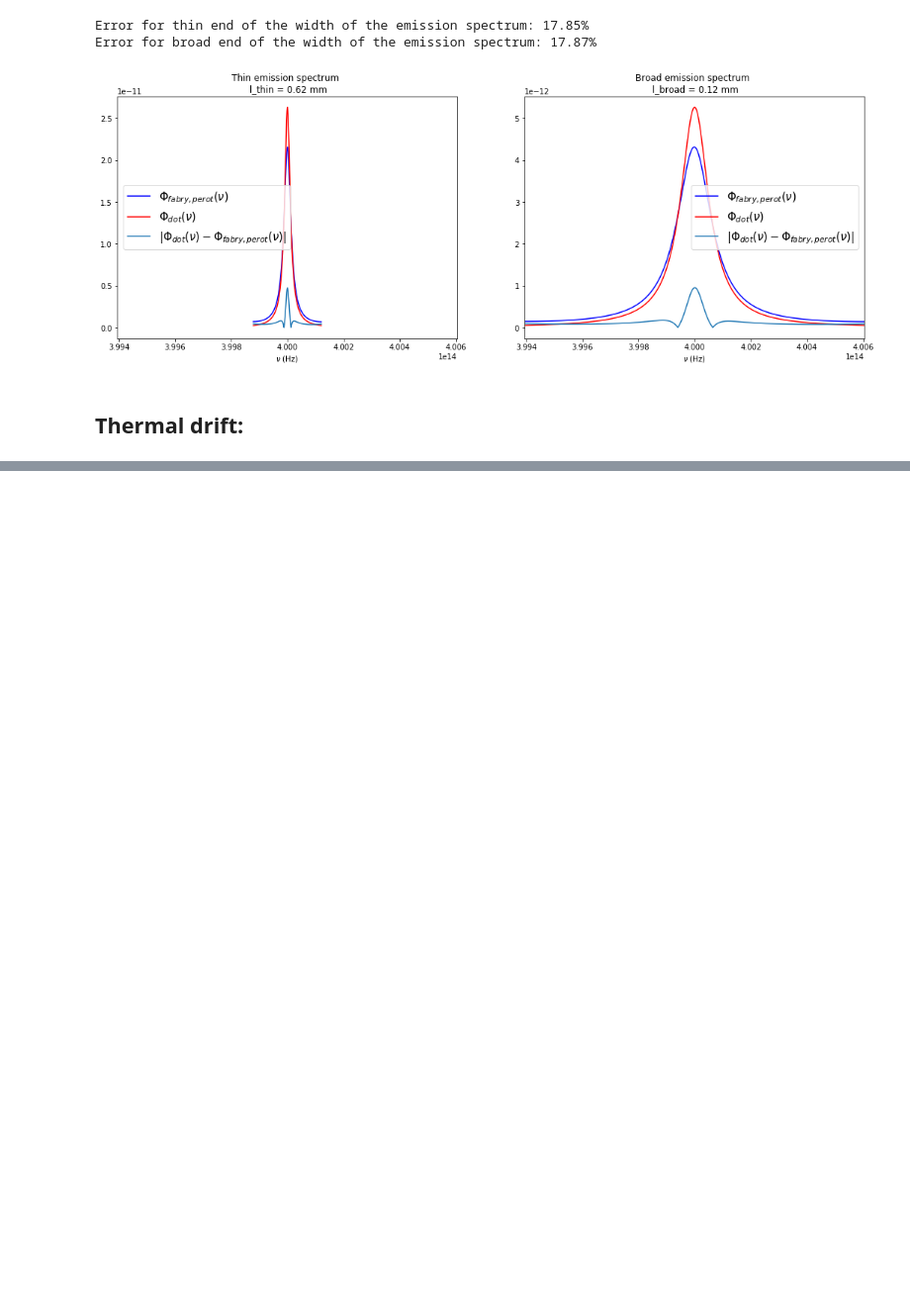
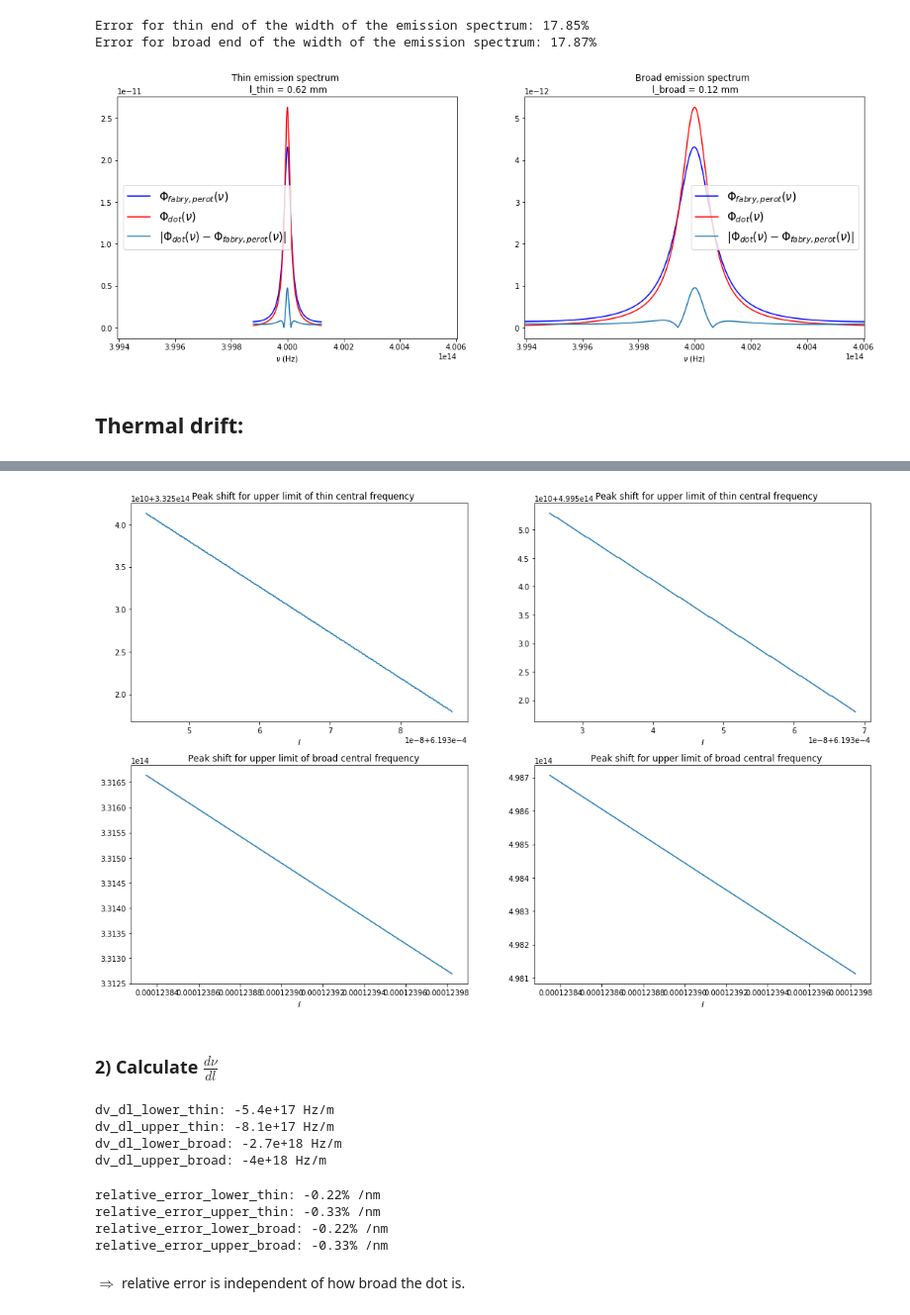
Before and after one commit to JKU-HFP/Sizing_Fabry_Perot_Interferometer, a Jupyter notebook: Sizing_Fabry_Perot_Interferometer.ipynb, the cells around one changed output, grey strips where cells are left out. Shown: that part at 99% size. Drawn from its saved outputs; the diff is of its cells as text; code cells hidden in the pictures; blank space fills up the shorter version.

Commit message:
Finished calculating error

```diff
--- a/Sizing_Fabry_Perot_Interferometer.ipynb
+++ b/Sizing_Fabry_Perot_Interferometer.ipynb
@@ -267,0 +268,5 @@ plt.show()
+# %%
+v_dot_center_lower = 3.33 * 10**14 # in Hz
+v_dot_center_upper = 5.00 * 10**14 # in Hz
+# %%
+number_of_points = 8000
@@ -267,0 +285,38 @@ plt.show()
+# %%
+l_range_lower_thin = np.linspace(0.9999, 0.99997, 300) * l_thin
+l_range_upper_thin = np.linspace(0.99987, 0.99994, 300) * l_thin
+
+l_range_lower_broad = np.linspace(0.9988, 0.99999, 300) * l_broad
+l_range_upper_broad = np.linspace(0.9988, 0.99999, 300) * l_broad
+# %%
+peak_position_lower_thin = np.array([signal.find_peaks(A_prime_trans(V_lower_thin, R_1, R_2, l))[0][0] for l in l_range_lower_thin])
+peak_position_upper_thin = np.array([signal.find_peaks(A_prime_trans(V_upper_thin, R_1, R_2, l))[0][0] for l in l_range_upper_thin])
+
+peak_position_lower_broad = np.array([signal.find_peaks(A_prime_trans(V_lower_broad, R_1, R_2, l))[0][0] for l in l_range_lower_broad])
+peak_position_upper_broad = np.array([signal.find_peaks(A_prime_trans(V_upper_broad, R_1, R_2, l))[0][0] for l in l_range_upper_broad])
+# %%
+plt.figure(figsize=(18, 12))
+plt.subplot(2, 2, 1)
+plt.plot(l_range_lower_thin, V_lower_thin[peak_position_lower_thin])
+plt.xlabel(r"$l$")
+plt.title("   Peak shift for upper limit of thin central frequency")
+
+plt.subplot(2, 2, 2)
+plt.plot(l_range_upper_thin, V_upper_thin[peak_position_upper_thin])
+plt.xlabel(r"$l$")
+plt.title("   Peak shift for upper limit of thin central frequency")
+
+plt.subplot(2, 2, 3)
+plt.plot(l_range_lower_broad, V_lower_broad[peak_position_lower_broad])
+plt.xlabel(r"$l$")
+plt.title("   Peak shift for upper limit of broad central frequency")
+
+plt.subplot(2, 2, 4)
+plt.plot(l_range_upper_broad, V_upper_broad[peak_position_upper_broad])
+plt.xlabel(r"$l$")
+plt.title("   Peak shift for upper limit of broad central frequency")
+plt.show()
+# %% [output]
+[figure, added]
+# %% [markdown]
+### 2) Calculate $\frac{d\nu}{dl}$
@@ -267,0 +329,22 @@ plt.show()
+# %%
+print(f"dv_dl_lower_thin: {dv_dl_lower_thin:.02} Hz/m")
+print(f"dv_dl_upper_thin: {dv_dl_upper_thin:.02} Hz/m")
+print(f"dv_dl_lower_broad: {dv_dl_lower_broad:.02} Hz/m")
+print(f"dv_dl_upper_broad: {dv_dl_upper_broad:.02} Hz/m")
+# %% [output]
+dv_dl_lower_thin: -5.4e+17 Hz/m
+dv_dl_upper_thin: -8.1e+17 Hz/m
+dv_dl_lower_broad: -2.7e+18 Hz/m
+dv_dl_upper_broad: -4e+18 Hz/m
+# %%
+print(f"relative_error_lower_thin: {dv_dl_lower_thin / delta_v_FSR_thin * 10**(-9):.02%} /nm")
+print(f"relative_error_upper_thin: {dv_dl_upper_thin / delta_v_FSR_thin * 10**(-9):.02%} /nm")
+print(f"relative_error_lower_broad: {dv_dl_lower_broad / delta_v_FSR_broad * 10**(-9):.02%} /nm")
+print(f"relative_error_upper_broad: {dv_dl_upper_broad / delta_v_FSR_broad * 10**(-9):.02%} /nm")
+# %% [output]
+relative_error_lower_thin: -0.22% /nm
+relative_error_upper_thin: -0.33% /nm
+relative_error_lower_broad: -0.22% /nm
+relative_error_upper_broad: -0.33% /nm
+# %% [markdown]
+$\Rightarrow$ relative error is independent of how broad the dot is.
```
Also changed, not shown: parts of 9 cells of this notebook.
